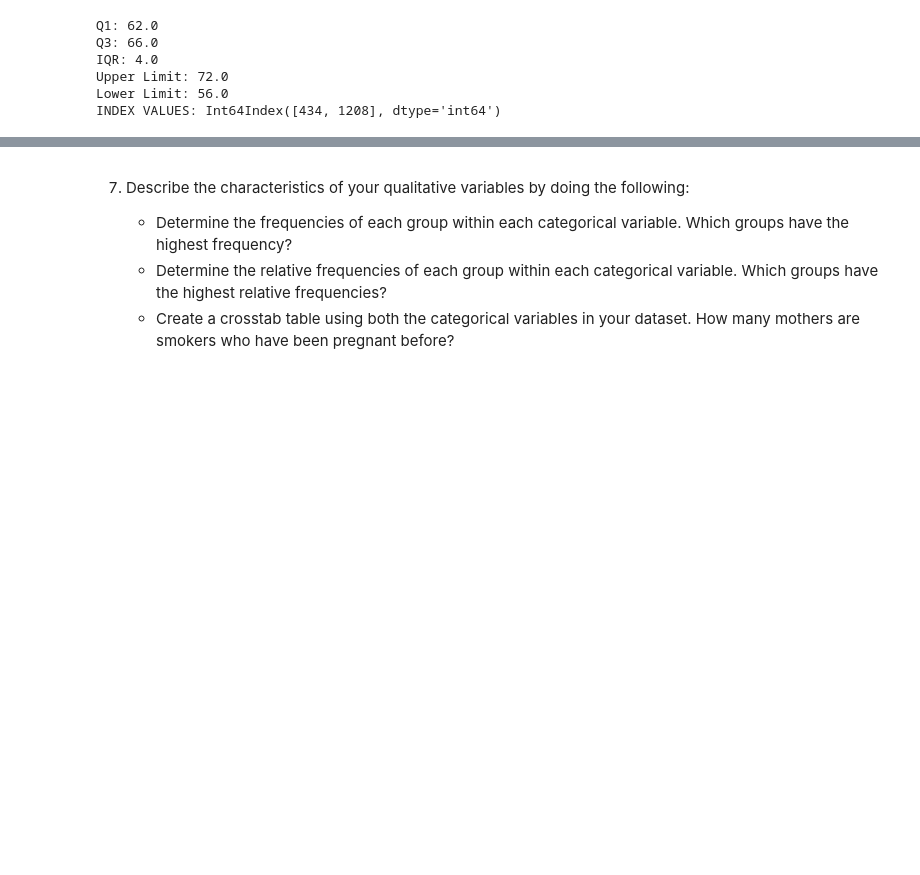
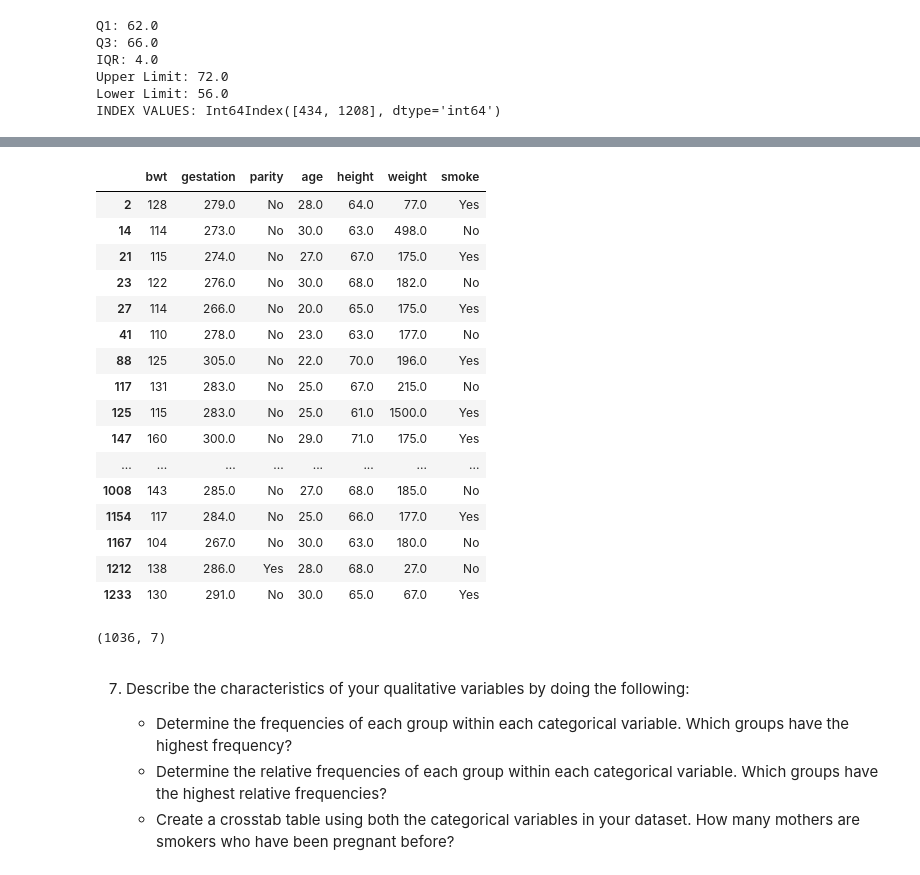
Before and after one commit to EyobGuyo/Module10, a Jupyter notebook: Module 10 - Descriptive Statistics and Outliers.ipynb, the cells around one changed output, grey strips where cells are left out. Saved outputs shown, nothing was run; the diff lists cells and outputs as text; code cells hidden in the pictures; blank space fills up the shorter version.

```diff
--- a/Module 10 - Descriptive Statistics and Outliers.ipynb
+++ b/Module 10 - Descriptive Statistics and Outliers.ipynb
@@ -918,4 +985,36 @@ INDEX VALUES: Int64Index([  14,   23,   88,  117,  125,  149,  162,  181,  183,
            dtype='int64')
+# %%
+df1.loc[[   2,   14,   21,   23,   27,   41,   88,  117,  125,  147,  149,
+             162,  180,  181,  183,  222,  287,  310,  314,  344,  411,  426,
+             458,  509,  512,  522,  528,  563,  595,  608,  622,  695,  696,
+             723,  733,  849,  858,  859,  865,  888,  911,  924,  935, 1008,
+            1154, 1167, 1212, 1233]]
+# %% [output]
+|  | bwt | gestation | parity | age | height | weight | smoke |
+| 2 | 128 | 279.0 | No | 28.0 | 64.0 | 77.0 | Yes |
+| 14 | 114 | 273.0 | No | 30.0 | 63.0 | 498.0 | No |
+| 21 | 115 | 274.0 | No | 27.0 | 67.0 | 175.0 | Yes |
+| 23 | 122 | 276.0 | No | 30.0 | 68.0 | 182.0 | No |
+| 27 | 114 | 266.0 | No | 20.0 | 65.0 | 175.0 | Yes |
+| 41 | 110 | 278.0 | No | 23.0 | 63.0 | 177.0 | No |
+| 88 | 125 | 305.0 | No | 22.0 | 70.0 | 196.0 | Yes |
+| 117 | 131 | 283.0 | No | 25.0 | 67.0 | 215.0 | No |
+| 125 | 115 | 283.0 | No | 25.0 | 61.0 | 1500.0 | Yes |
+| 147 | 160 | 300.0 | No | 29.0 | 71.0 | 175.0 | Yes |
+| ... | ... | ... | ... | ... | ... | ... | ... |
+| 1008 | 143 | 285.0 | No | 27.0 | 68.0 | 185.0 | No |
+| 1154 | 117 | 284.0 | No | 25.0 | 66.0 | 177.0 | Yes |
+| 1167 | 104 | 267.0 | No | 30.0 | 63.0 | 180.0 | No |
+| 1212 | 138 | 286.0 | Yes | 28.0 | 68.0 | 27.0 | No |
+| 1233 | 130 | 291.0 | No | 30.0 | 65.0 | 67.0 | Yes |
+# %%
+## Drop rows with above index values
+df1 = df1.drop(iqr_outliers)
+
+## Re-check the shape of the dataframe, how many rows were dropped?
+print(df1.shape)
+# %% [output]
+(1036, 7)
 # %% [markdown]
 7. Describe the characteristics of your qualitative variables by doing the following:
 
```
Also changed, not shown: parts of 25 cells of this notebook.
